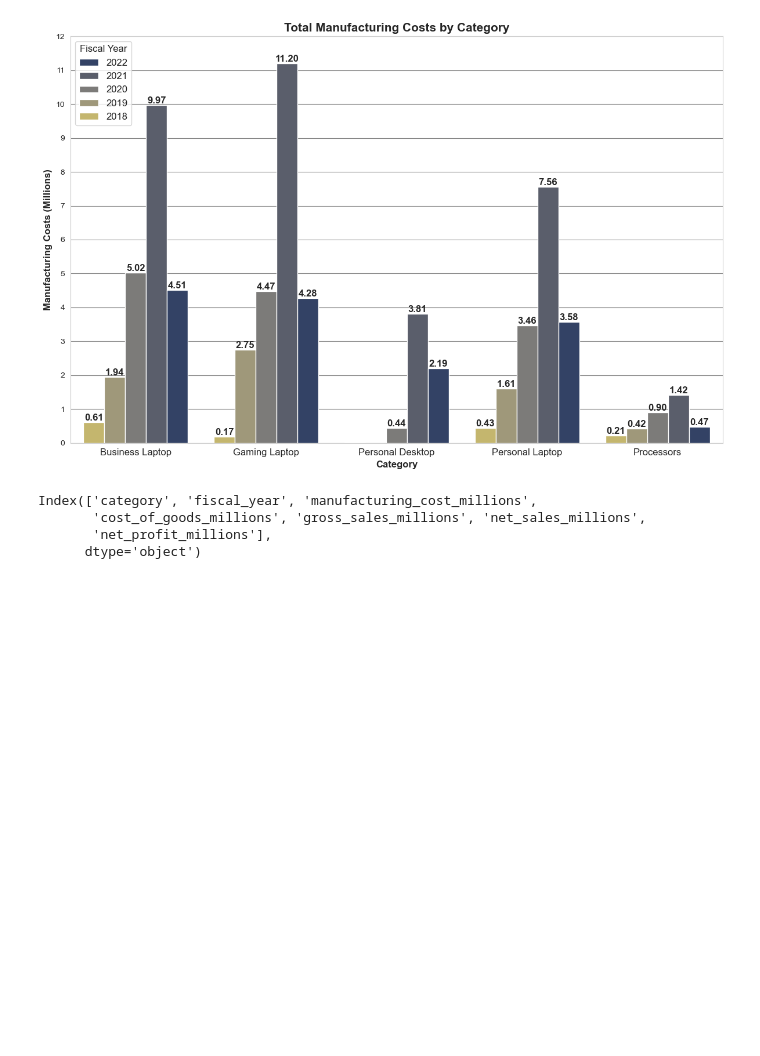
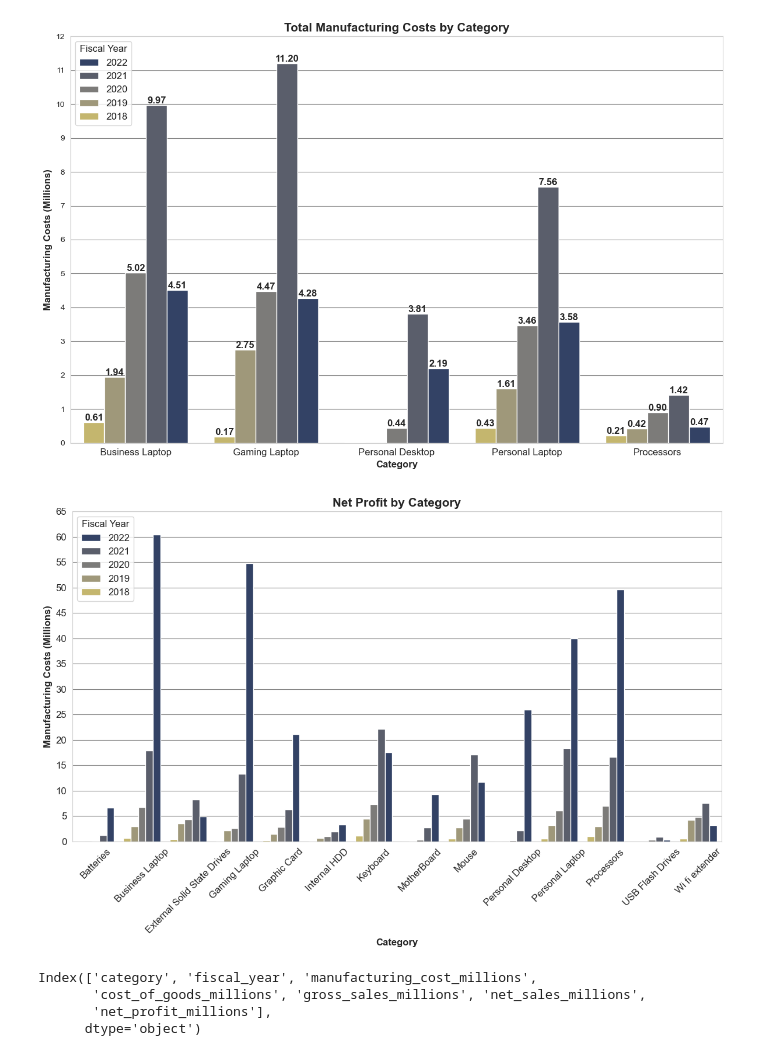
Before and after one commit to occampos/Supply-Chain-Analysis, a Jupyter notebook: analysis/sc_analysis.ipynb, the cells around one changed output. Saved outputs shown, nothing was run; the diff lists cells and outputs as text; code cells hidden in the pictures; blank space fills up the shorter version.

```diff
--- a/analysis/sc_analysis.ipynb
+++ b/analysis/sc_analysis.ipynb
@@ -571,6 +571,27 @@ plt.tight_layout()
 plt.show()
 # %% [output]
 [figure]
+# %%
+# Grouped Bar Chart of Net Profit
+
+plt.figure(figsize=(12, 8))
+
+ax = sns.barplot(data=cat_manu, x='category', y='net_profit_millions', hue='fiscal_year', palette=sns.color_palette("cividis", len(cat_manu['fiscal_year'].unique()))[::-1])
+
+plt.title('Net Profit by Category', fontsize=15, fontweight='bold')
+plt.xlabel('Category', fontsize=12, fontweight='bold')
+plt.ylabel('Manufacturing Costs (Millions)', fontsize=12, fontweight='bold')
+plt.xticks(rotation=45, fontsize=12)
+plt.yticks(np.arange(0, cat_manu['net_profit_millions'].max() + 5, 5), fontsize=12)
+
+# Custom legend
+handles, labels = ax.get_legend_handles_labels()
+ax.legend(handles[::-1], labels[::-1], title='Fiscal Year', loc='upper left', fontsize=12, title_fontsize=12)
+
+plt.tight_layout()
+plt.show()
+# %% [output]
+[figure, added]
 # %%
 top_cat_manu.columns
 # %% [output]
```
Also changed, not shown: parts of 15 cells of this notebook.
